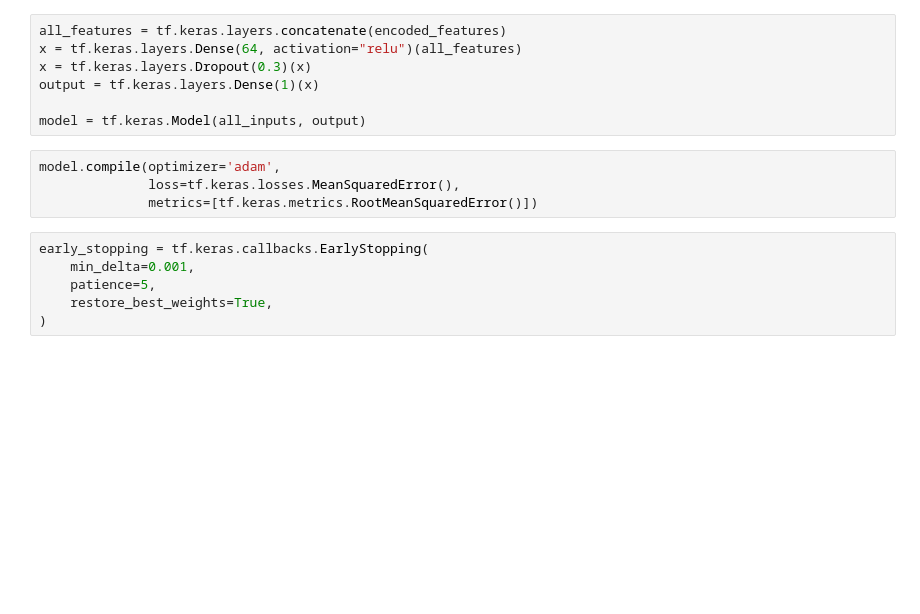
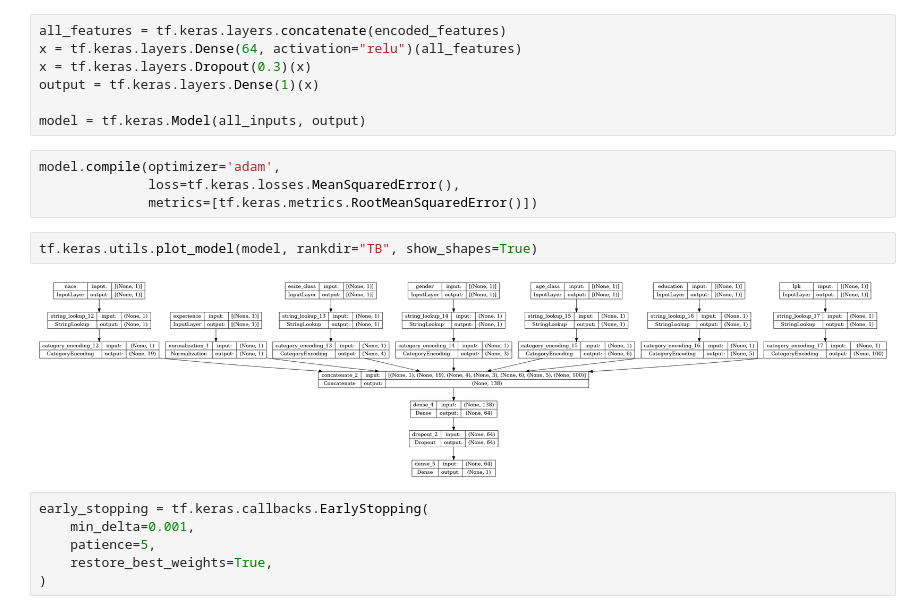
Before and after one commit to EdvinasStonevicius/LT-national-salary-analysis, a Jupyter notebook: python/03-Machine_learning_0_NN_TF_dataset.ipynb, the cells around one changed output. Cells and saved outputs as stored; diff of their text form; blank space fills up the shorter version.

```diff
--- a/python/03-Machine_learning_0_NN_TF_dataset.ipynb
+++ b/python/03-Machine_learning_0_NN_TF_dataset.ipynb
@@ -144,6 +144,10 @@ model = tf.keras.Model(all_inputs, output)
 model.compile(optimizer='adam',
               loss=tf.keras.losses.MeanSquaredError(),
               metrics=[tf.keras.metrics.RootMeanSquaredError()])
+# %%
+tf.keras.utils.plot_model(model, rankdir="TB", show_shapes=True)
+# %% [output]
+[figure, added]
 # %%
 early_stopping = tf.keras.callbacks.EarlyStopping(
     min_delta=0.001,
```
Also changed, not shown: parts of 3 cells of this notebook, 2 other files.
